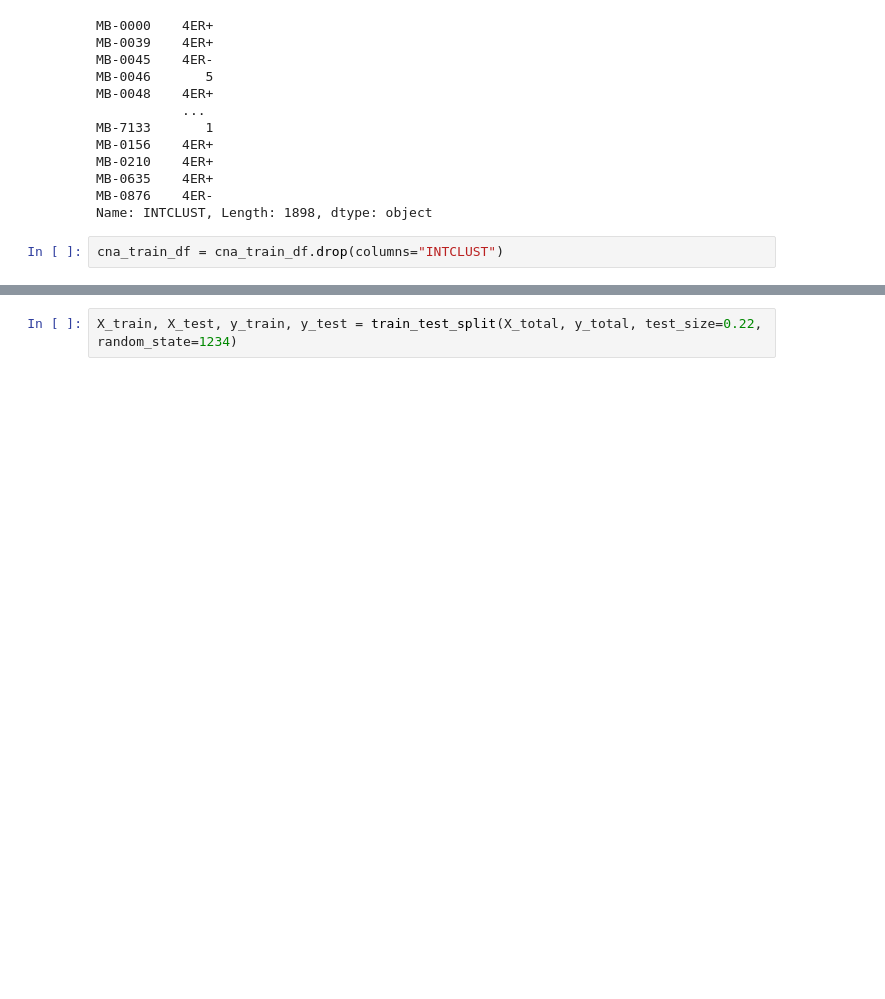
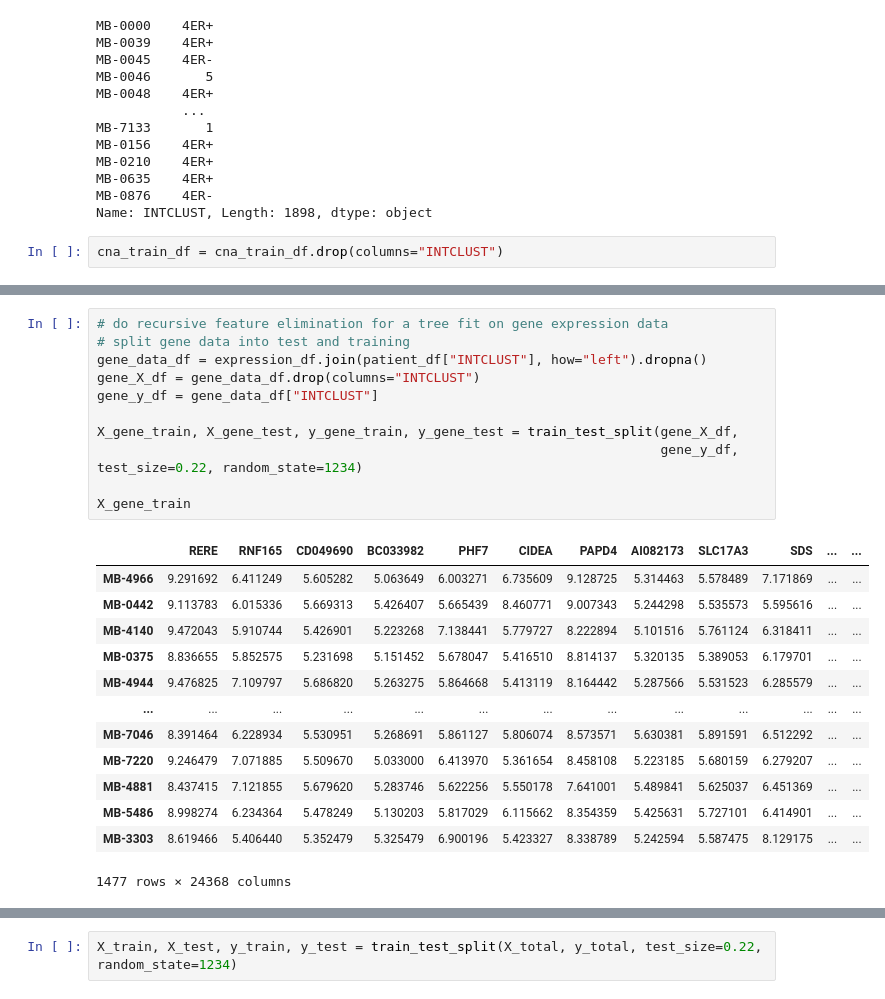
Before and after one commit to RMichae1/biohack2020, a Jupyter notebook: modeling.ipynb, the cells around one changed output, grey strips where cells are left out. Cells and saved outputs as stored; diff of their text form; blank space fills up the shorter version.

```diff
--- a/modeling.ipynb
+++ b/modeling.ipynb
@@ -125,3 +125,28 @@ expression_df
+# %%
+# do recursive feature elimination for a tree fit on gene expression data
+# split gene data into test and training
+gene_data_df = expression_df.join(patient_df["INTCLUST"], how="left").dropna()
+gene_X_df = gene_data_df.drop(columns="INTCLUST")
+gene_y_df = gene_data_df["INTCLUST"]
+
+X_gene_train, X_gene_test, y_gene_train, y_gene_test = train_test_split(gene_X_df,
+                                                                        gene_y_df, test_size=0.22, random_state=1234)
+
+X_gene_train
+# %% [output]
+|  | RERE | RNF165 | CD049690 | BC033982 | PHF7 | CIDEA | PAPD4 | AI082173 | SLC17A3 | SDS | ... | ... |
+| MB-4966 | 9.291692 | 6.411249 | 5.605282 | 5.063649 | 6.003271 | 6.735609 | 9.128725 | 5.314463 | 5.578489 | 7.171869 | ... | ... |
+| MB-0442 | 9.113783 | 6.015336 | 5.669313 | 5.426407 | 5.665439 | 8.460771 | 9.007343 | 5.244298 | 5.535573 | 5.595616 | ... | ... |
+| MB-4140 | 9.472043 | 5.910744 | 5.426901 | 5.223268 | 7.138441 | 5.779727 | 8.222894 | 5.101516 | 5.761124 | 6.318411 | ... | ... |
+| MB-0375 | 8.836655 | 5.852575 | 5.231698 | 5.151452 | 5.678047 | 5.416510 | 8.814137 | 5.320135 | 5.389053 | 6.179701 | ... | ... |
+| MB-4944 | 9.476825 | 7.109797 | 5.686820 | 5.263275 | 5.864668 | 5.413119 | 8.164442 | 5.287566 | 5.531523 | 6.285579 | ... | ... |
+| ... | ... | ... | ... | ... | ... | ... | ... | ... | ... | ... | ... | ... |
+| MB-7046 | 8.391464 | 6.228934 | 5.530951 | 5.268691 | 5.861127 | 5.806074 | 8.573571 | 5.630381 | 5.891591 | 6.512292 | ... | ... |
+| MB-7220 | 9.246479 | 7.071885 | 5.509670 | 5.033000 | 6.413970 | 5.361654 | 8.458108 | 5.223185 | 5.680159 | 6.279207 | ... | ... |
+| MB-4881 | 8.437415 | 7.121855 | 5.679620 | 5.283746 | 5.622256 | 5.550178 | 7.641001 | 5.489841 | 5.625037 | 6.451369 | ... | ... |
+| MB-5486 | 8.998274 | 6.234364 | 5.478249 | 5.130203 | 5.817029 | 6.115662 | 8.354359 | 5.425631 | 5.727101 | 6.414901 | ... | ... |
+| MB-3303 | 8.619466 | 5.406440 | 5.352479 | 5.325479 | 6.900196 | 5.423327 | 8.338789 | 5.242594 | 5.587475 | 8.129175 | ... | ... |
+1477 rows × 24368 columns
 # %%
 print("CNA dim:")
 print(cna_df.shape)
```
Also changed, not shown: parts of 26 cells of this notebook, 3 other files.
